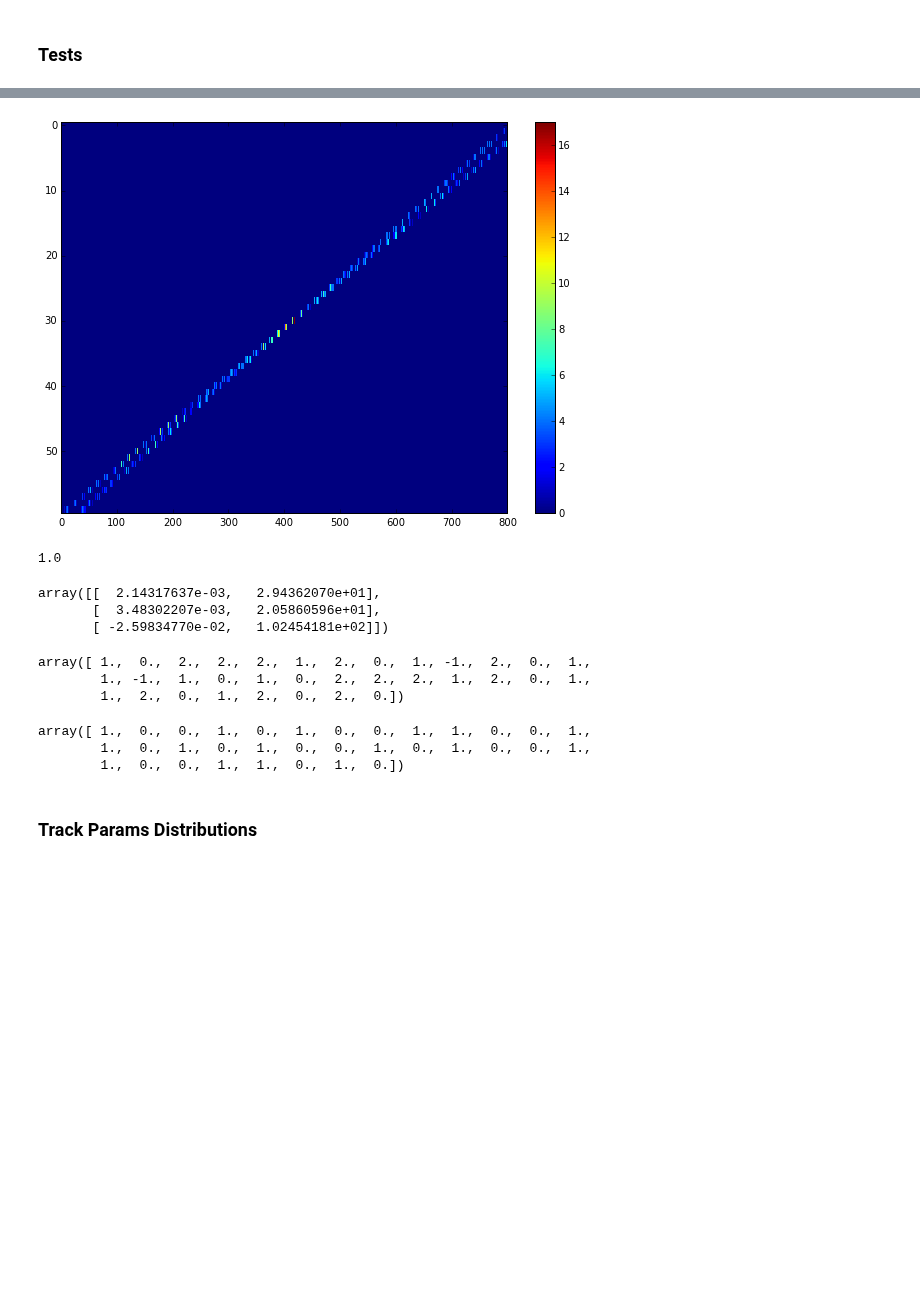
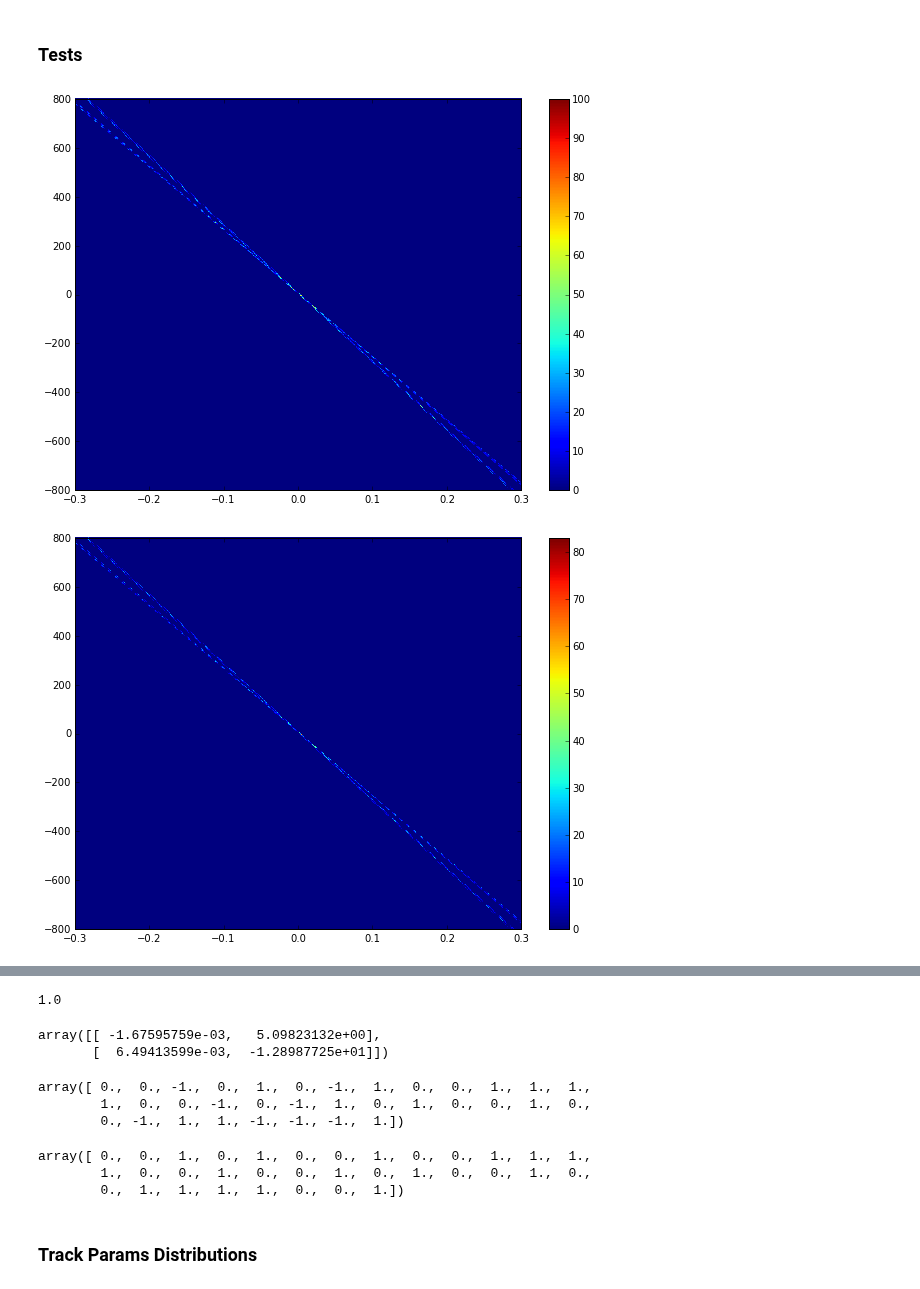
Before and after one commit to yandexdataschool/ship_tracks_recognition, a Jupyter notebook: notebooks/Hough.ipynb, the cells around one changed output, grey strips where cells are left out. Saved outputs shown, nothing was run; the diff lists cells and outputs as text; code cells hidden in the pictures; blank space fills up the shorter version.

Commit message:
Hough

```diff
--- a/notebooks/Hough.ipynb
+++ b/notebooks/Hough.ipynb
@@ -43,18 +43,18 @@ from metrics import TracksReconstractionMetrics, CombinatorQuality
 # %% [markdown]
 ### Tests
 # %%
-event = data[data.EventID == 7]
+event = data[data.EventID == 2]
 event12 = event[(event.StatNb <= 2)*(event.ViewNb != 1)*(event.ViewNb != 2)]
 
 x = event12.Wz1.values
 y = event12.Wy1.values
 # %%
 %%time
-lhm = LinearHoughModel(k_params=(-0.3, 0.3, 0.01), b_params=(-800, 800, 2), min_hits=5, multiplier=10)
+lhm = LinearHoughModel(k_params=(-0.3, 0.3, 3000), b_params=(-800, 800, 3000), n_candidates=2, show=True)
 lhm.fit(x, y)
 
 labels = lhm.labels_
 tracks_params = lhm.tracks_params_
-
-hists = lhm.hists
 # %% [output]
+[figure, added]
+[figure, added]
@@ -63,12 +63,3 @@ Wall time: 80.9 ms
-# %%
-hist = hists.sum(axis=0)
-
-plt.figure(figsize=(10,7))
-plt.imshow(hist, aspect='auto', interpolation='nearest')
-plt.colorbar()
-plt.show()
-# %% [output]
-[figure, removed]
 # %%
 from metrics import HitsMatchingEfficiency
 
@@ -81,21 +72,20 @@ hme.recognition_efficiency_
 # %%
 tracks_params
 # %% [output]
-array([[  2.14317637e-03,   2.94362070e+01],
-       [  3.48302207e-03,   2.05860596e+01],
-       [ -2.59834770e-02,   1.02454181e+02]])
+array([[ -1.67595759e-03,   5.09823132e+00],
+       [  6.49413599e-03,  -1.28987725e+01]])
 # %%
 labels
 # %% [output]
-array([ 1.,  0.,  2.,  2.,  2.,  1.,  2.,  0.,  1., -1.,  2.,  0.,  1.,
-        1., -1.,  1.,  0.,  1.,  0.,  2.,  2.,  2.,  1.,  2.,  0.,  1.,
-        1.,  2.,  0.,  1.,  2.,  0.,  2.,  0.])
+array([ 0.,  0., -1.,  0.,  1.,  0., -1.,  1.,  0.,  0.,  1.,  1.,  1.,
+        1.,  0.,  0., -1.,  0., -1.,  1.,  0.,  1.,  0.,  0.,  1.,  0.,
+        0., -1.,  1.,  1., -1., -1., -1.,  1.])
 # %%
 event12.Label.values
 # %% [output]
-array([ 1.,  0.,  0.,  1.,  0.,  1.,  0.,  0.,  1.,  1.,  0.,  0.,  1.,
-        1.,  0.,  1.,  0.,  1.,  0.,  0.,  1.,  0.,  1.,  0.,  0.,  1.,
-        1.,  0.,  0.,  1.,  1.,  0.,  1.,  0.])
+array([ 0.,  0.,  1.,  0.,  1.,  0.,  0.,  1.,  0.,  0.,  1.,  1.,  1.,
+        1.,  0.,  0.,  1.,  0.,  0.,  1.,  0.,  1.,  0.,  0.,  1.,  0.,
+        0.,  1.,  1.,  1.,  1.,  0.,  0.,  1.])
 # %% [markdown]
 ### Track Params Distributions
 # %%
```
Also changed, not shown: parts of 23 cells of this notebook, 8 other files.
